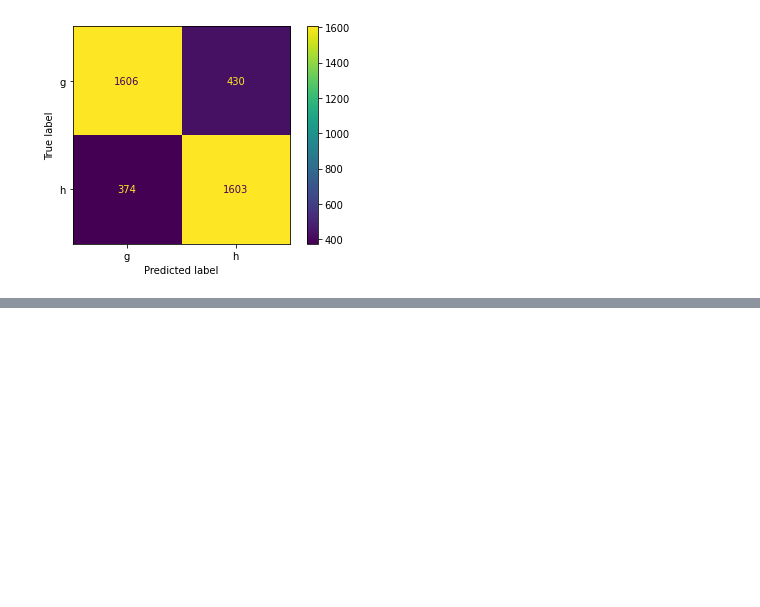
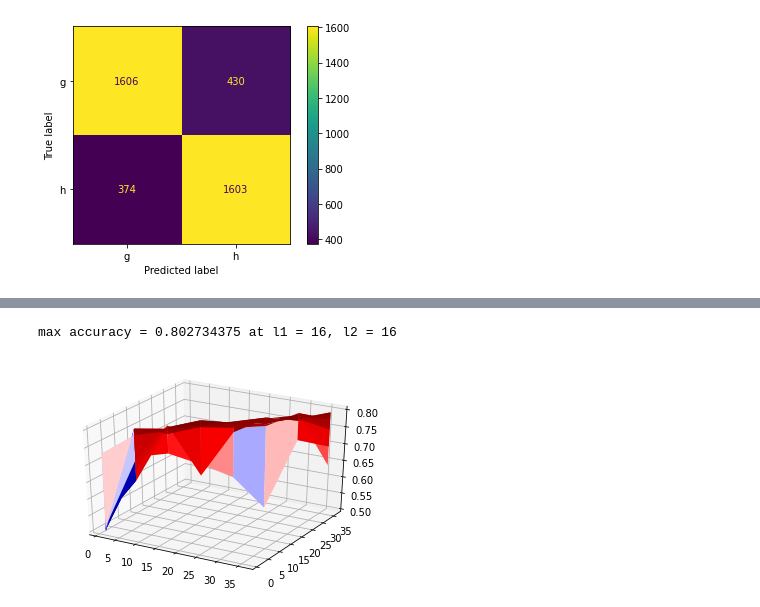
Before and after one commit to moharamfatema/data-classification-ml-python, a Jupyter notebook: nn.ipynb, the cells around one changed output, grey strips where cells are left out. Saved outputs shown, nothing was run; the diff lists cells and outputs as text; code cells hidden in the pictures; blank space fills up the shorter version.

```diff
--- a/nn.ipynb
+++ b/nn.ipynb
@@ -640,0 +704,12 @@ F1 = 0.7995012468827931
+# %%
+l1_array = np.arange(1,41,5,dtype = int)
+l2_array = l1_array.copy()
+accuracy_array = np.zeros(l1_array.shape[0] ** 2,np.float16)
+# %%
+for i, l1_nodes in enumerate(l1_array):
+  for j, l2_nodes in enumerate(l2_array):
+    time = perf_counter()
+    acc = k_folds_validation(x_train, y_train,l1_nodes, l2_nodes,lr=1e-2,epochs = 17,batch_size=400)
+    time = perf_counter() - time
+    accuracy_array[l1_array.shape[0] * i + j] = acc
+    print(f"l1 = {l1_nodes},\t l2 = {l2_nodes},\t accuracy = {round(acc * 100,2)} %,\t time = {round(time,2)} s")
@@ -640,0 +734,12 @@ F1 = 0.7995012468827931
+# %%
+max_acc = max(accuracy_array)
+idx = np.where(accuracy_array == max_acc)[0][0]
+i = int(idx / l1_array.shape[0])
+j = int(idx % l1_array.shape[0])
+print(f"max accuracy = {max(accuracy_array)} at l1 = {l1_array[i]}, l2 = {l2_array[j]}")
+
+z = accuracy_array.reshape(l1_array.shape[0], -1)
+plot(l1_array, l2_array, z)
+# %% [output]
+max accuracy = 0.802734375 at l1 = 16, l2 = 16
+[figure, added]
```
Also changed, not shown: parts of 11 cells of this notebook.
